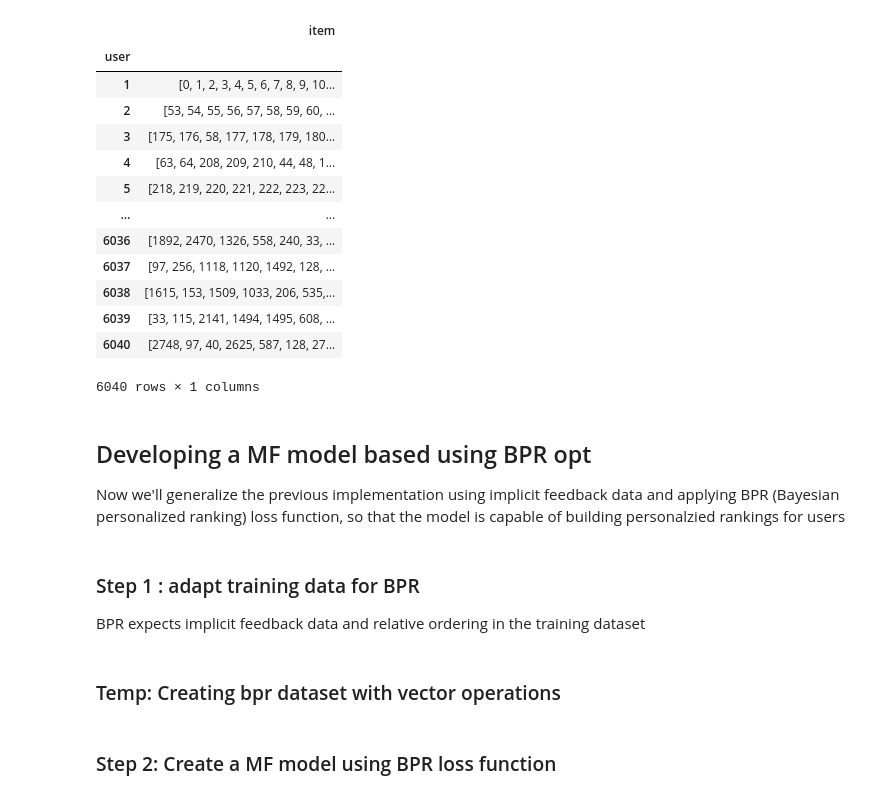
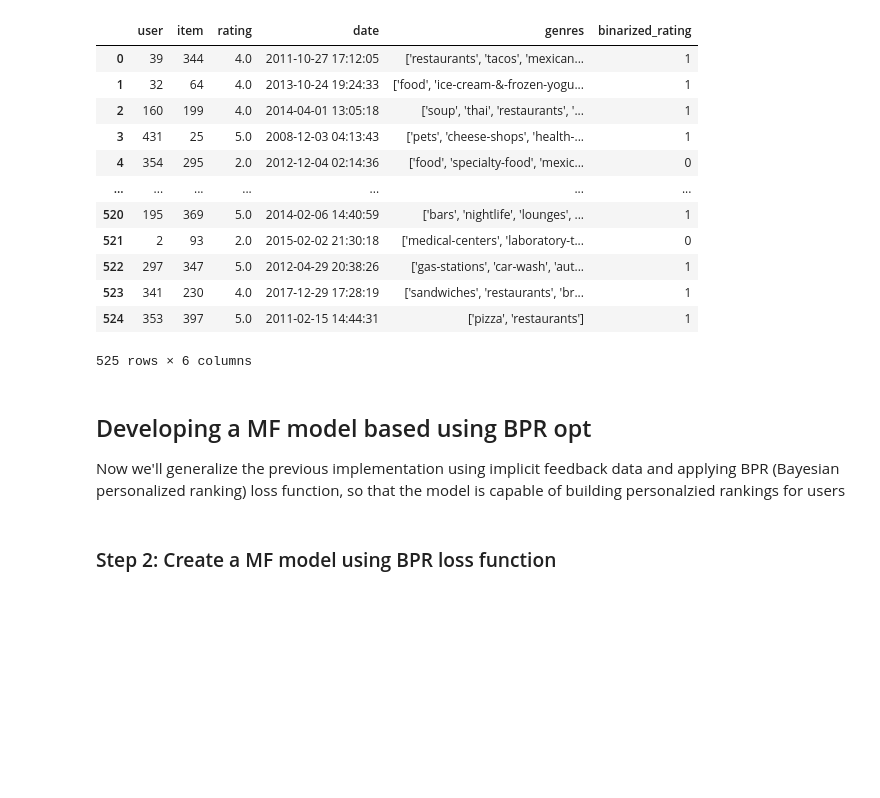
Before and after one commit to caiotda/bpr-mf, a Jupyter notebook: playground.ipynb, the cells around one changed output. Drawn from its saved outputs; the diff is of its cells as text; code cells hidden in the pictures; blank space fills up the shorter version.

```diff
--- a/playground.ipynb
+++ b/playground.ipynb
@@ -31,17 +24,0 @@ interactions["item"] = interactions["item"].map(zero_based_indexing)
-# %%
-interactions.groupby("user").agg({"item": list})
-# %% [output]
-|  | item |
-| user |  |
-| 1 | [0, 1, 2, 3, 4, 5, 6, 7, 8, 9, 10... |
-| 2 | [53, 54, 55, 56, 57, 58, 59, 60, ... |
-| 3 | [175, 176, 58, 177, 178, 179, 180... |
-| 4 | [63, 64, 208, 209, 210, 44, 48, 1... |
-| 5 | [218, 219, 220, 221, 222, 223, 22... |
-| ... | ... |
-| 6036 | [1892, 2470, 1326, 558, 240, 33, ... |
-| 6037 | [97, 256, 1118, 1120, 1492, 128, ... |
-| 6038 | [1615, 153, 1509, 1033, 206, 535,... |
-| 6039 | [33, 115, 2141, 1494, 1495, 608, ... |
-| 6040 | [2748, 97, 40, 2625, 587, 128, 27... |
-6040 rows × 1 columns
@@ -48,10 +30,23 @@ interactions.groupby("user").agg({"item": list})
+# %%
+df = pd.read_csv("yelp_100k.csv")
+# %%
+df
+# %% [output]
+|  | user | item | rating | date | genres | binarized_rating |
+| 0 | 39 | 344 | 4.0 | 2011-10-27 17:12:05 | ['restaurants', 'tacos', 'mexican... | 1 |
+| 1 | 32 | 64 | 4.0 | 2013-10-24 19:24:33 | ['food', 'ice-cream-&-frozen-yogu... | 1 |
+| 2 | 160 | 199 | 4.0 | 2014-04-01 13:05:18 | ['soup', 'thai', 'restaurants', '... | 1 |
+| 3 | 431 | 25 | 5.0 | 2008-12-03 04:13:43 | ['pets', 'cheese-shops', 'health-... | 1 |
+| 4 | 354 | 295 | 2.0 | 2012-12-04 02:14:36 | ['food', 'specialty-food', 'mexic... | 0 |
+| ... | ... | ... | ... | ... | ... | ... |
+| 520 | 195 | 369 | 5.0 | 2014-02-06 14:40:59 | ['bars', 'nightlife', 'lounges', ... | 1 |
+| 521 | 2 | 93 | 2.0 | 2015-02-02 21:30:18 | ['medical-centers', 'laboratory-t... | 0 |
+| 522 | 297 | 347 | 5.0 | 2012-04-29 20:38:26 | ['gas-stations', 'car-wash', 'aut... | 1 |
+| 523 | 341 | 230 | 4.0 | 2017-12-29 17:28:19 | ['sandwiches', 'restaurants', 'br... | 1 |
+| 524 | 353 | 397 | 5.0 | 2011-02-15 14:44:31 | ['pizza', 'restaurants'] | 1 |
+525 rows × 6 columns
 # %% [markdown]
 ## Developing a MF model based using BPR opt
 
 
 Now we'll generalize the previous implementation using implicit feedback data and applying BPR (Bayesian personalized ranking) loss function, so that the model is capable of building personalzied rankings for users
-# %% [markdown]
-### Step 1 : adapt training data for BPR
-
-
-BPR expects implicit feedback data and relative ordering in the training dataset
@@ -64,5 +53,3 @@ interactions["user"] = interactions["user"].map(zero_based_indexing_u)
-# %% [markdown]
-### Temp: Creating bpr dataset with vector operations
 # %% [markdown]
 ### Step 2: Create a MF model using BPR loss function
 # %%
```
Also changed, not shown: parts of 41 cells of this notebook, 1 other file.
